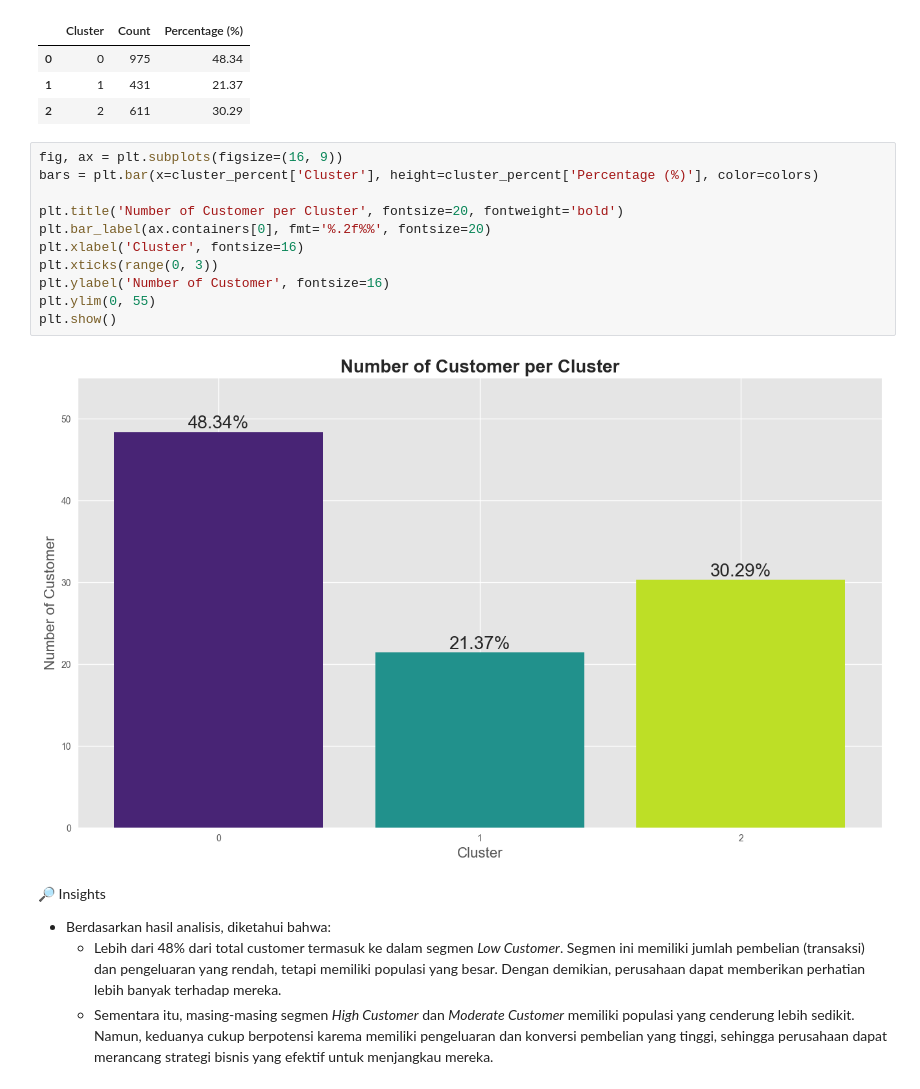
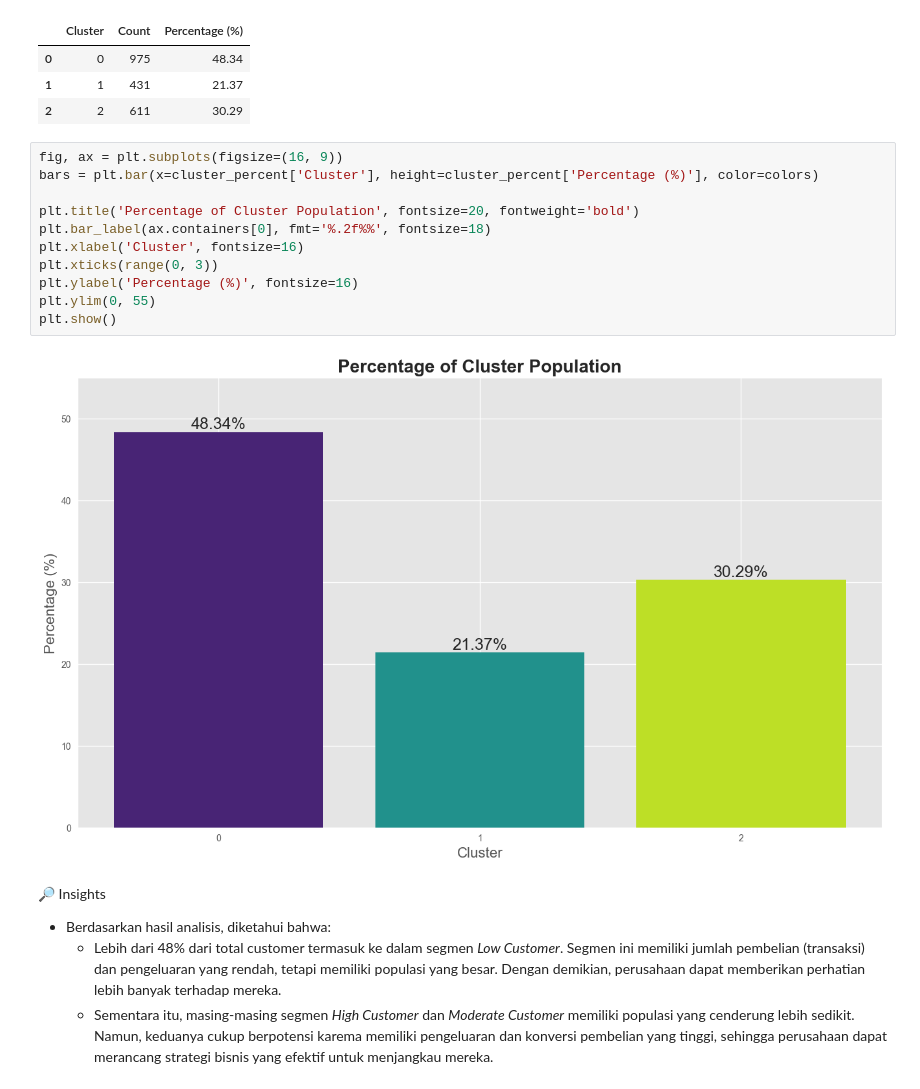
Before and after one commit to sabirinID/Predicting-Customer-Personality, a Jupyter notebook: Notebooks/marketing_campaign.ipynb, the cells around one changed output. Drawn from its saved outputs; the diff is of its cells as text.

```diff
--- a/Notebooks/marketing_campaign.ipynb
+++ b/Notebooks/marketing_campaign.ipynb
@@ -1248,16 +1248,16 @@ cluster_percent
 # %%
 fig, ax = plt.subplots(figsize=(16, 9))
 bars = plt.bar(x=cluster_percent['Cluster'], height=cluster_percent['Percentage (%)'], color=colors)
 
-plt.title('Number of Customer per Cluster', fontsize=20, fontweight='bold')
-plt.bar_label(ax.containers[0], fmt='%.2f%%', fontsize=20)
+plt.title('Percentage of Cluster Population', fontsize=20, fontweight='bold')
+plt.bar_label(ax.containers[0], fmt='%.2f%%', fontsize=18)
 plt.xlabel('Cluster', fontsize=16)
 plt.xticks(range(0, 3))
-plt.ylabel('Number of Customer', fontsize=16)
+plt.ylabel('Percentage (%)', fontsize=16)
 plt.ylim(0, 55)
 plt.show()
 # %% [output]
-[figure, old version]
+[figure, new version]
 # %% [markdown]
 🔎 Insights
 - Berdasarkan hasil analisis, diketahui bahwa:
```
Also changed, not shown: parts of 1 cell of this notebook.
